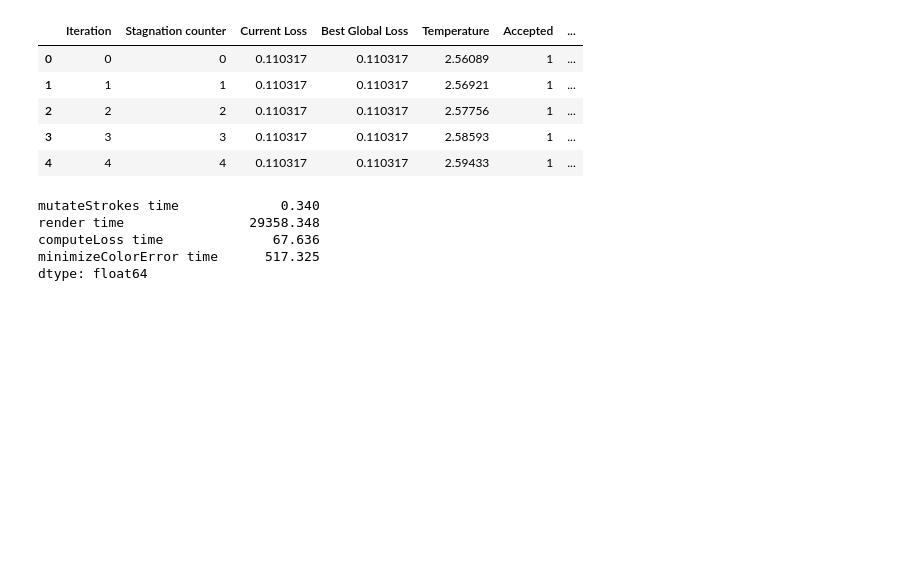
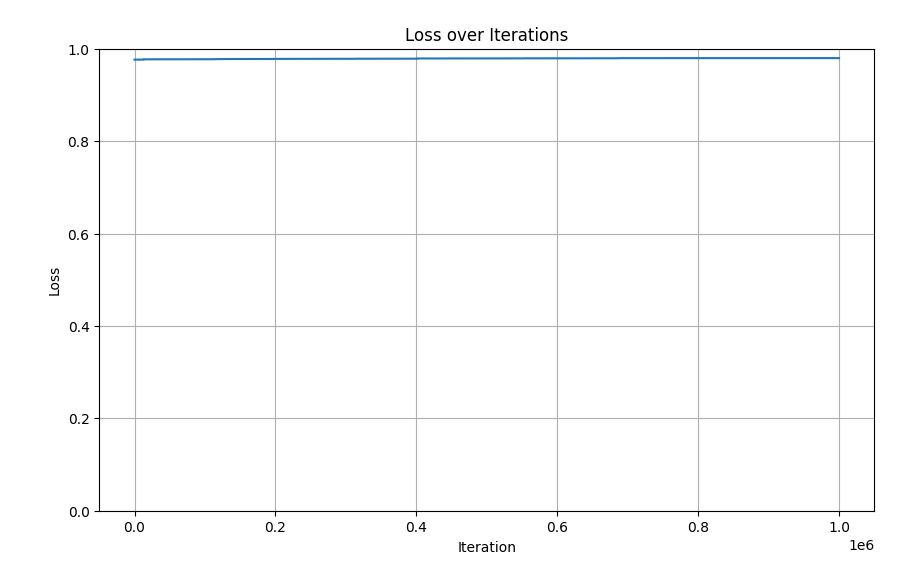
Before and after one commit to marcorepetto/Proyecto-Base-IA-2025-2, a Jupyter notebook: results_analysis.ipynb, the cells around one changed output. Drawn from its saved outputs; the diff is of its cells as text; code cells hidden in the pictures; blank space fills up the shorter version.

```diff
--- a/results_analysis.ipynb
+++ b/results_analysis.ipynb
@@ -61,20 +61,21 @@ def read_csv_file(filepath, sep=",", encoding="utf-8", usecols=None, parse_dates
 
     return df
 # %%
-df = read_csv_file("output/logs/bach/50/2025-11-08 16:46:36.csv")
-df.head()
+df = read_csv_file("output/logs/bach/125/2025-11-08 17:41:41.csv")
+
+max_loss = df['Temperature'][0]
+
+X = df[['Iteration']].values
+y = 1 - (df[['Best Global Loss']] / max_loss)
+
+plt.plot(X, y)
+plt.xlabel('Iteration')
+plt.ylabel('Loss')
+plt.title('Loss over Iterations')
+plt.grid(True)
+
+plt.ylim(0, 1)
+
+plt.show()
 # %% [output]
-|  | Iteration | Stagnation counter | Current Loss | Best Global Loss | Temperature | Accepted | ... |
-| 0 | 0 | 0 | 0.110317 | 0.110317 | 2.56089 | 1 | ... |
-| 1 | 1 | 1 | 0.110317 | 0.110317 | 2.56921 | 1 | ... |
-| 2 | 2 | 2 | 0.110317 | 0.110317 | 2.57756 | 1 | ... |
-| 3 | 3 | 3 | 0.110317 | 0.110317 | 2.58593 | 1 | ... |
-| 4 | 4 | 4 | 0.110317 | 0.110317 | 2.59433 | 1 | ... |
+[figure, added]
-# %%
-np.sum(df[['mutateStrokes time', 'render time', 'computeLoss time', 'minimizeColorError time', 'Iteration Time']], axis=0)
-# %% [output]
-mutateStrokes time             0.340
-render time                29358.348
-computeLoss time              67.636
-minimizeColorError time      517.325
-dtype: float64
```
Also changed, not shown: parts of 8 cells of this notebook, 3 other files.
